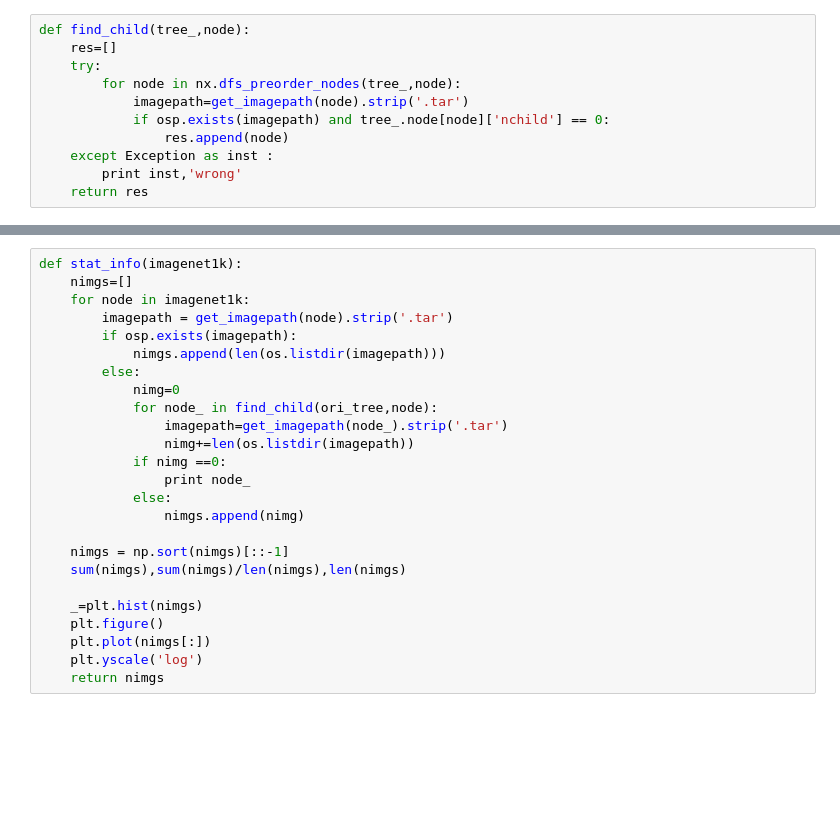
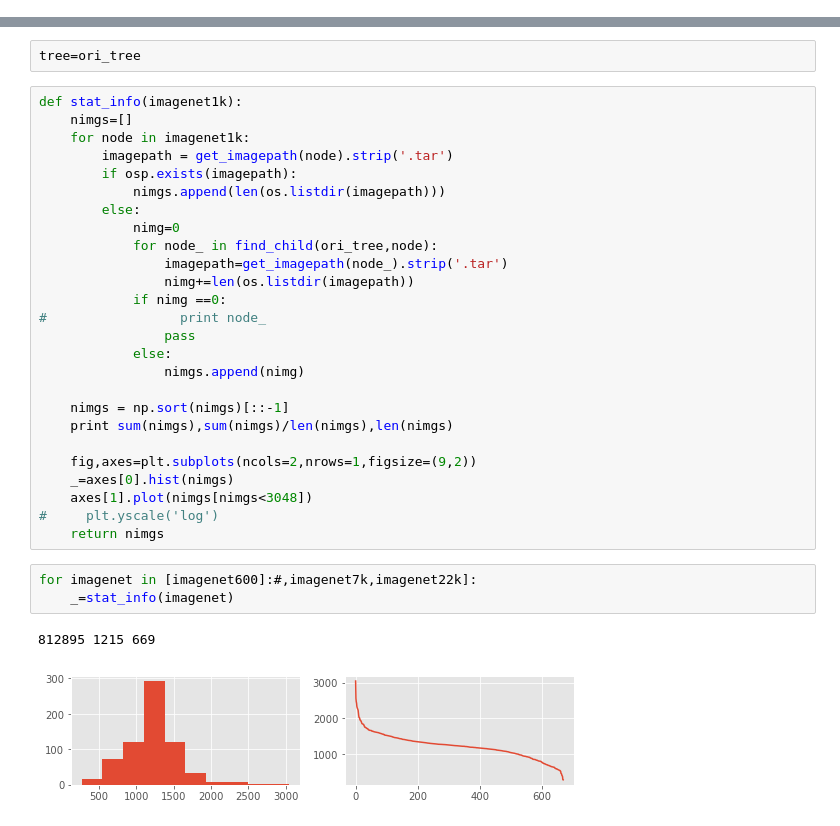
Before and after one commit to luzai/few-shot, a Jupyter notebook: exp/imgnet_stat.ipynb, the cells around one changed output, grey strips where cells are left out. Drawn from its saved outputs; the diff is of its cells as text; blank space fills up the shorter version.

```diff
--- a/exp/imgnet_stat.ipynb
+++ b/exp/imgnet_stat.ipynb
@@ -20,11 +14,0 @@ tree2=tree=slim_tree(tree,'imagenet1k')
-# %%
-def find_child(tree_,node):
-    res=[]
-    try:
-        for node in nx.dfs_preorder_nodes(tree_,node):
-            imagepath=get_imagepath(node).strip('.tar')
-            if osp.exists(imagepath) and tree_.node[node]['nchild'] == 0:
-                res.append(node)
-    except Exception as inst :
-        print inst,'wrong'
-    return res
@@ -53,3 +22,5 @@ def nimg_per_class(tree_):
+# %%
+tree=ori_tree
 # %%
 def stat_info(imagenet1k):
     nimgs=[]
@@ -63,17 +34,24 @@ def stat_info(imagenet1k):
                 imagepath=get_imagepath(node_).strip('.tar')
                 nimg+=len(os.listdir(imagepath))
             if nimg ==0:
-                print node_
+#                 print node_
+                pass
             else:
                 nimgs.append(nimg)
 
     nimgs = np.sort(nimgs)[::-1]
-    sum(nimgs),sum(nimgs)/len(nimgs),len(nimgs)
+    print sum(nimgs),sum(nimgs)/len(nimgs),len(nimgs)
 
-    _=plt.hist(nimgs)
-    plt.figure()
-    plt.plot(nimgs[:])
-    plt.yscale('log')
+    fig,axes=plt.subplots(ncols=2,nrows=1,figsize=(9,2))
+    _=axes[0].hist(nimgs)
+    axes[1].plot(nimgs[nimgs<3048])
+#     plt.yscale('log')
     return nimgs
+# %%
+for imagenet in [imagenet600]:#,imagenet7k,imagenet22k]:
+    _=stat_info(imagenet)
+# %% [output]
+812895 1215 669
+[figure, added]
 # %%
 for imagenet in [imagenet1k,imagenet7k,imagenet22k]:
```
Also changed, not shown: parts of 6 cells of this notebook, 4 other files.
